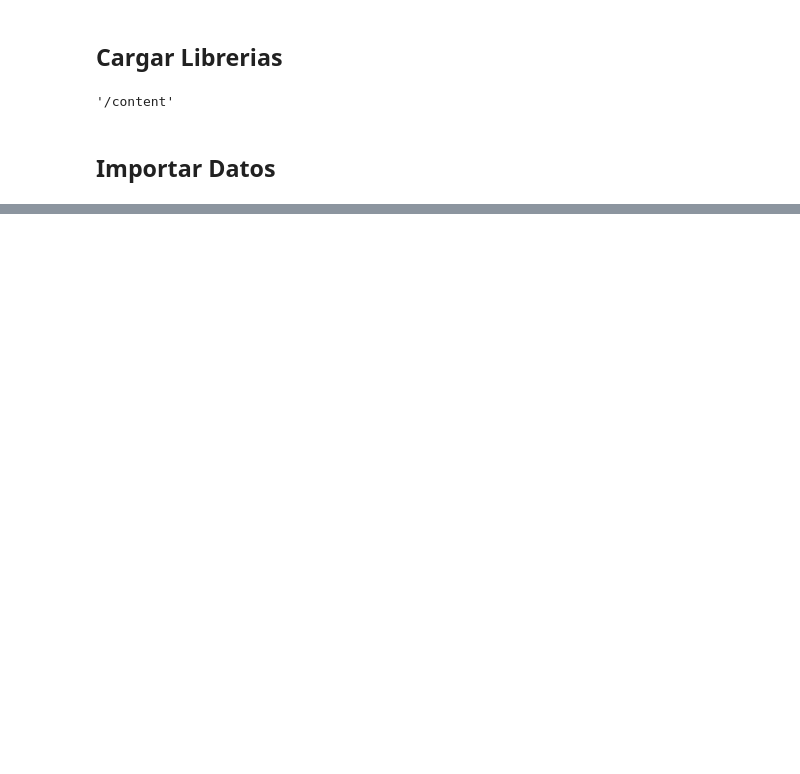
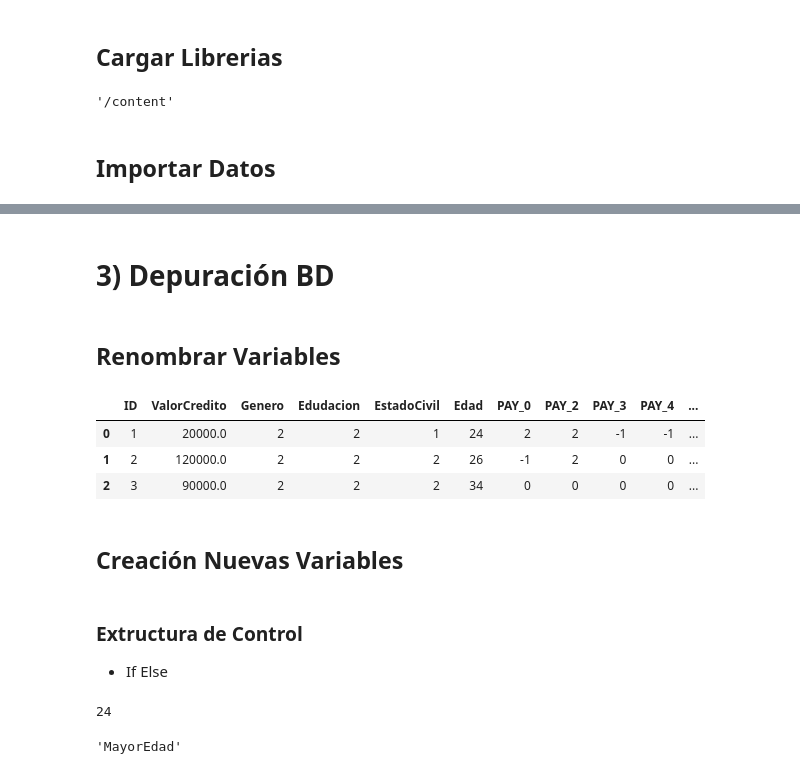
Before and after one commit to Oscar19922017/Diplomado2022_02, a Jupyter notebook: OriginalDepuraciónBaseCreditos.ipynb, the cells around one changed output, grey strips where cells are left out. Saved outputs shown, nothing was run; the diff lists cells and outputs as text; code cells hidden in the pictures; blank space fills up the shorter version.

```diff
--- a/OriginalDepuraciónBaseCreditos.ipynb
+++ b/OriginalDepuraciónBaseCreditos.ipynb
@@ -51,0 +127,29 @@ df.head(10)
+# %% [markdown]
+# **3) Depuración BD**
+# %% [markdown]
+## **Renombrar Variables**
+# %%
+df.rename(columns={"LIMIT_BAL":"ValorCredito",
+                   "SEX":"Genero",
+                   "EDUCATION":"Edudacion",
+                   'MARRIAGE':"EstadoCivil",
+                   "AGE":"Edad",
+                   'default.payment.next.month':"Mora"},inplace=True)
+# %%
+df.head(3)
+# %% [output]
+|  | ID | ValorCredito | Genero | Edudacion | EstadoCivil | Edad | PAY_0 | PAY_2 | PAY_3 | PAY_4 | ... |
+| 0 | 1 | 20000.0 | 2 | 2 | 1 | 24 | 2 | 2 | -1 | -1 | ... |
+| 1 | 2 | 120000.0 | 2 | 2 | 2 | 26 | -1 | 2 | 0 | 0 | ... |
+| 2 | 3 | 90000.0 | 2 | 2 | 2 | 34 | 0 | 0 | 0 | 0 | ... |
+# %% [markdown]
+## **Creación Nuevas Variables**
+# %% [markdown]
+### **Extructura de Control**
+
+* If Else
+# %%
+Edad=df.Edad[0] ## Un Solo Cliente
+print(Edad)
+# %% [output]
+24
@@ -51,0 +161,4 @@ df.head(10)
+# %%
+GrupoPoblacional
+# %% [output]
+'MayorEdad'
```
Also changed, not shown: parts of 31 cells of this notebook.
